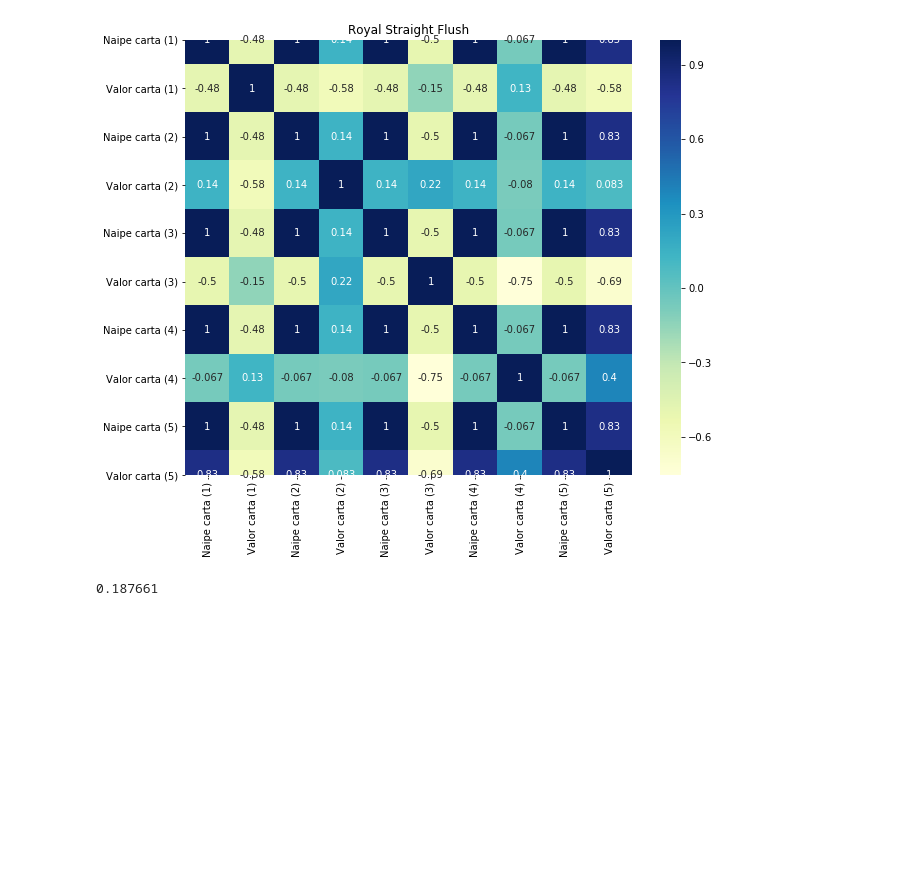
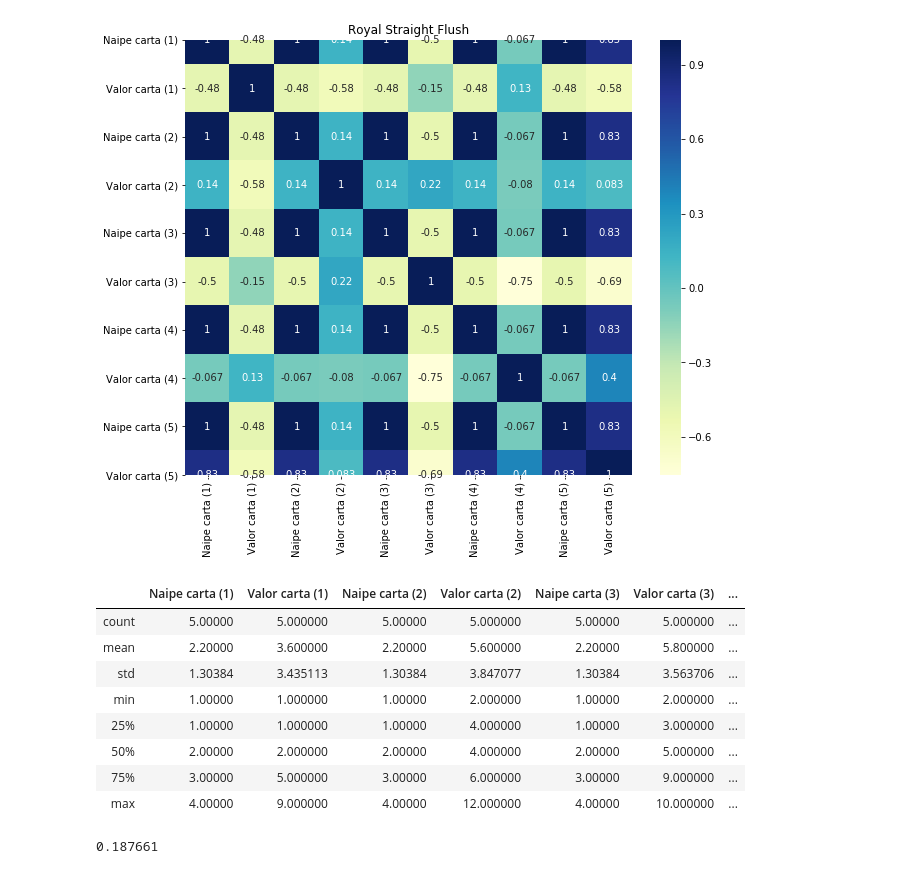
Before and after one commit to gtkacz/projeto2_cdados, a Jupyter notebook: Projeto_2.ipynb, the cells around one changed output. Saved outputs shown, nothing was run; the diff lists cells and outputs as text; code cells hidden in the pictures; blank space fills up the shorter version.

```diff
--- a/Projeto_2.ipynb
+++ b/Projeto_2.ipynb
@@ -143,6 +143,18 @@ fig.title('Royal Straight Flush')
 fig.show()
 # %% [output]
 [figure]
+# %%
+t8.describe() #algumas caracteristicas sobre nossa mao
+# %% [output]
+|  | Naipe carta (1) | Valor carta (1) | Naipe carta (2) | Valor carta (2) | Naipe carta (3) | Valor carta (3) | ... |
+| count | 5.00000 | 5.000000 | 5.00000 | 5.000000 | 5.00000 | 5.000000 | ... |
+| mean | 2.20000 | 3.600000 | 2.20000 | 5.600000 | 2.20000 | 5.800000 | ... |
+| std | 1.30384 | 3.435113 | 1.30384 | 3.847077 | 1.30384 | 3.563706 | ... |
+| min | 1.00000 | 1.000000 | 1.00000 | 2.000000 | 1.00000 | 2.000000 | ... |
+| 25% | 1.00000 | 1.000000 | 1.00000 | 4.000000 | 1.00000 | 3.000000 | ... |
+| 50% | 2.00000 | 2.000000 | 2.00000 | 4.000000 | 2.00000 | 5.000000 | ... |
+| 75% | 3.00000 | 5.000000 | 3.00000 | 6.000000 | 3.00000 | 9.000000 | ... |
+| max | 4.00000 | 9.000000 | 4.00000 | 12.000000 | 4.00000 | 10.000000 | ... |
 # %%
 treino_y=treino['Mão'] #aplicando a regression tree
 teste_y=teste['Mão']
```
Also changed, not shown: parts of 1 cell of this notebook.
